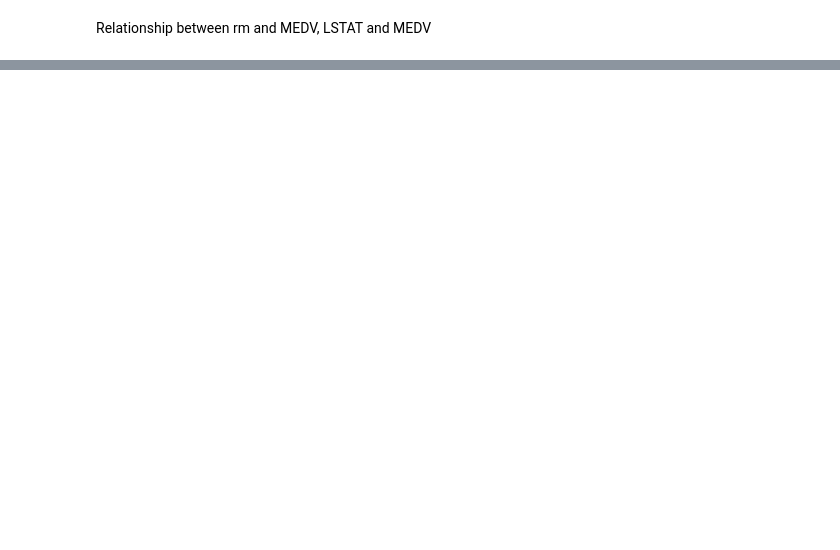
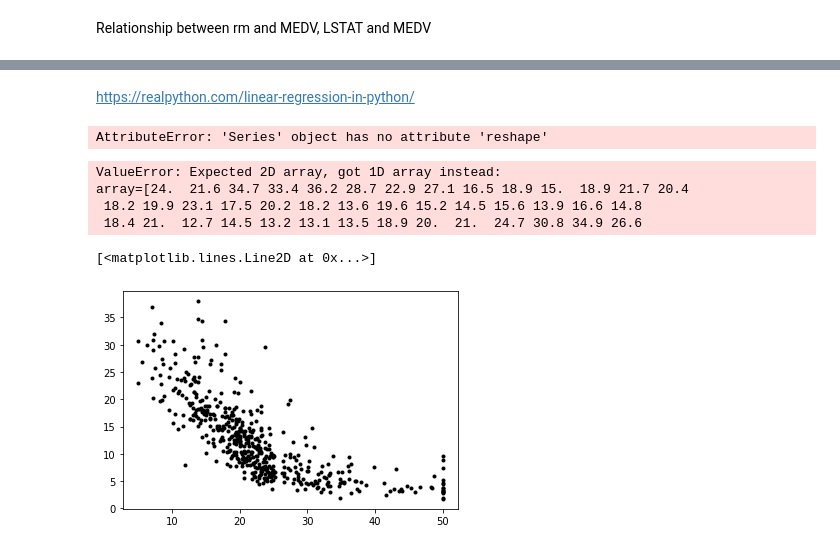
Before and after one commit to RitRa/MachineLearning-project, a Jupyter notebook: Project.ipynb, the cells around one changed output, grey strips where cells are left out. Cells and saved outputs as stored; diff of their text form; code cells hidden in the pictures; blank space fills up the shorter version.

```diff
--- a/Project.ipynb
+++ b/Project.ipynb
@@ -161,0 +228,2 @@ https://subscription.packtpub.com/book/big_data_and_business_intelligence/978178
+# %% [markdown]
+https://realpython.com/linear-regression-in-python/
@@ -161,0 +233,20 @@ https://subscription.packtpub.com/book/big_data_and_business_intelligence/978178
+# %%
+x = boston['MEDV']
+y = boston['LSTAT']
+# %% [output]
+AttributeError: 'Series' object has no attribute 'reshape'
+# %%
+model = LinearRegression()
+# %%
+model.fit(x, y)
+# %% [output]
+ValueError: Expected 2D array, got 1D array instead:
+array=[24.  21.6 34.7 33.4 36.2 28.7 22.9 27.1 16.5 18.9 15.  18.9 21.7 20.4
+ 18.2 19.9 23.1 17.5 20.2 18.2 13.6 19.6 15.2 14.5 15.6 13.9 16.6 14.8
+ 18.4 21.  12.7 14.5 13.2 13.1 13.5 18.9 20.  21.  24.7 30.8 34.9 26.6
+# %%
+# Plot the line and the points.
+plt.plot(x, y, 'k.')
+# %% [output]
+[<matplotlib.lines.Line2D at 0x...>]
+[figure, added]
```
Also changed, not shown: parts of 17 cells of this notebook, 2 other files.
